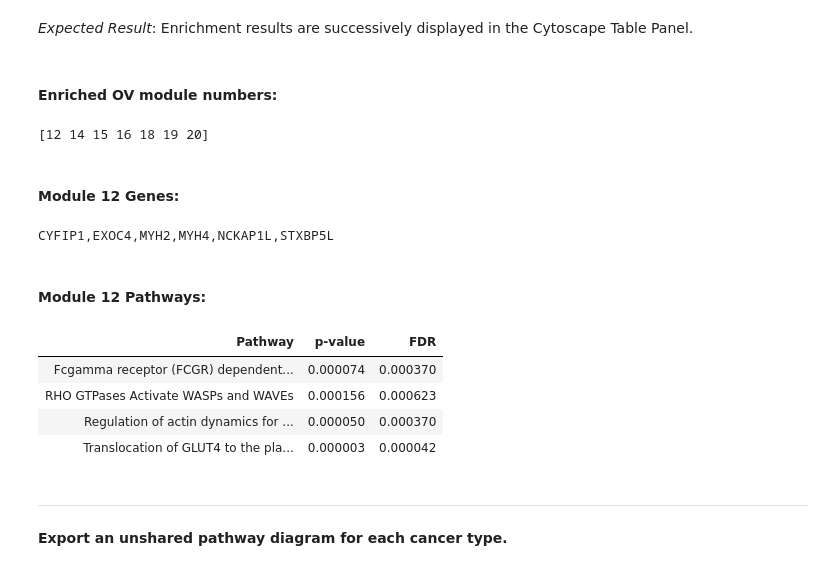
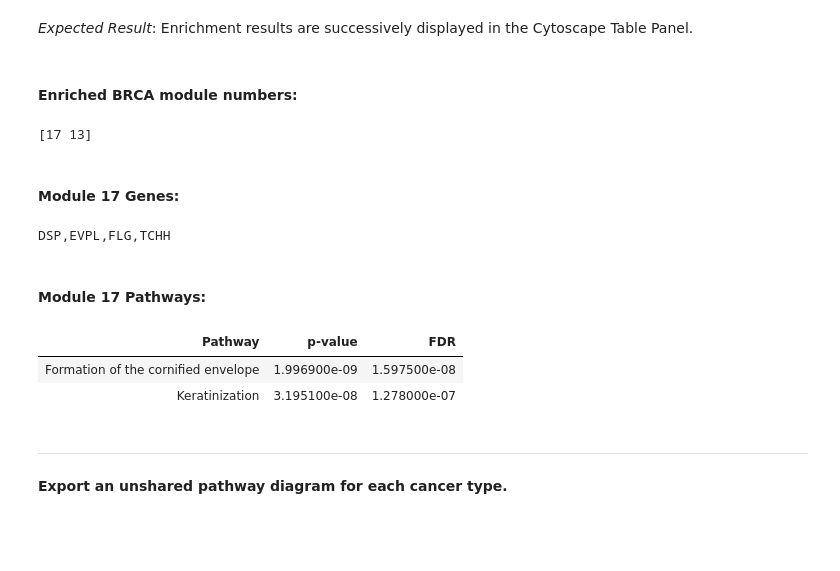
Before and after one commit to Niveda-S/workflows, a Jupyter notebook: CytoscapeReactomeFI.ipynb, the cells around one changed output. Cells and saved outputs as stored; diff of their text form; code cells hidden in the pictures; blank space fills up the shorter version.

```diff
--- a/CytoscapeReactomeFI.ipynb
+++ b/CytoscapeReactomeFI.ipynb
@@ -516,8 +516,8 @@ def enrich_genes(genes, cutoff=.001):
     renamed_df = parsed_df.rename({'P-value': 'p-value'}, axis=1)
     # We only want the p-value and FDR.
     sliced_df = renamed_df.loc[:, ['p-value', 'FDR']]
-    # Sort by pathway name.
-    sorted_df = sliced_df.sort_index()
+    # Sort by FDR.
+    sorted_df = sliced_df.sort_values(by='FDR')
     # Apply the cutoff, if it exists.
     return sorted_df[sorted_df.FDR.le(cutoff)] if cutoff else sorted_df
 
@@ -555,9 +555,10 @@ def _accum_pathways(accum, index, row):
     return multi_df if accum.empty else accum.append(multi_df)
 
 def transpose_pathways(enrichment_df):
-    return reduce(lambda accum, iter_tuple: _accum_pathways(accum, *iter_tuple),
-                  enrichment_df.iterrows(),
-                  pd.DataFrame({'Dummy' : []}))
+    transposed_df = reduce(lambda accum, iter_tuple: _accum_pathways(accum, *iter_tuple),
+                           enrichment_df.iterrows(),
+                           pd.DataFrame({'Dummy' : []}))
+    return transposed_df
 
 def distinct_pathways(inputs):
     """
@@ -846,32 +882,32 @@ OV:
 # %% [markdown]
 *Expected Result*: Enrichment results are successively displayed in the Cytoscape Table Panel.
 # %%
+# The cancer type.
+cancer = 'BRCA'
+
 # The enriched BRCA module numbers.
-cancer = 'OV'
 module_numbers = enriched[cancer].index.get_values()
 display(HTML('<h4>Enriched %s module numbers:</h4>'% cancer))
 print(module_numbers)
 
 # Show the enriched pathways for a BRCA module.
 # Change the module number to see a different module.
 module_number = module_numbers[0]
 df = enriched[cancer].loc[module_number]
 display(HTML("<h4>Module %d Genes:</h4>" % module_number))
 print(','.join(df.Genes))
 print()
 display(HTML("<h4>Module %d Pathways:</h4>" % module_number))
 display(HTML(df.Pathways.loc[:, ['p-value', 'FDR']].reset_index().to_html(index=False)))
 # %% [output]
-Enriched OV module numbers:
+Enriched BRCA module numbers:
-[12 14 15 16 18 19 20]
+[17 13]
-Module 12 Genes:
+Module 17 Genes:
-CYFIP1,EXOC4,MYH2,MYH4,NCKAP1L,STXBP5L
+DSP,EVPL,FLG,TCHH
-Module 12 Pathways:
+Module 17 Pathways:
 | Pathway | p-value | FDR |
-| Fcgamma receptor (FCGR) dependent... | 0.000074 | 0.000370 |
-| RHO GTPases Activate WASPs and WAVEs | 0.000156 | 0.000623 |
-| Regulation of actin dynamics for ... | 0.000050 | 0.000370 |
-| Translocation of GLUT4 to the pla... | 0.000003 | 0.000042 |
+| Formation of the cornified envelope | 1.996900e-09 | 1.597500e-08 |
+| Keratinization | 3.195100e-08 | 1.278000e-07 |
 # %% [markdown]
 ___
 
```
Also changed, not shown: parts of 2 cells of this notebook.
